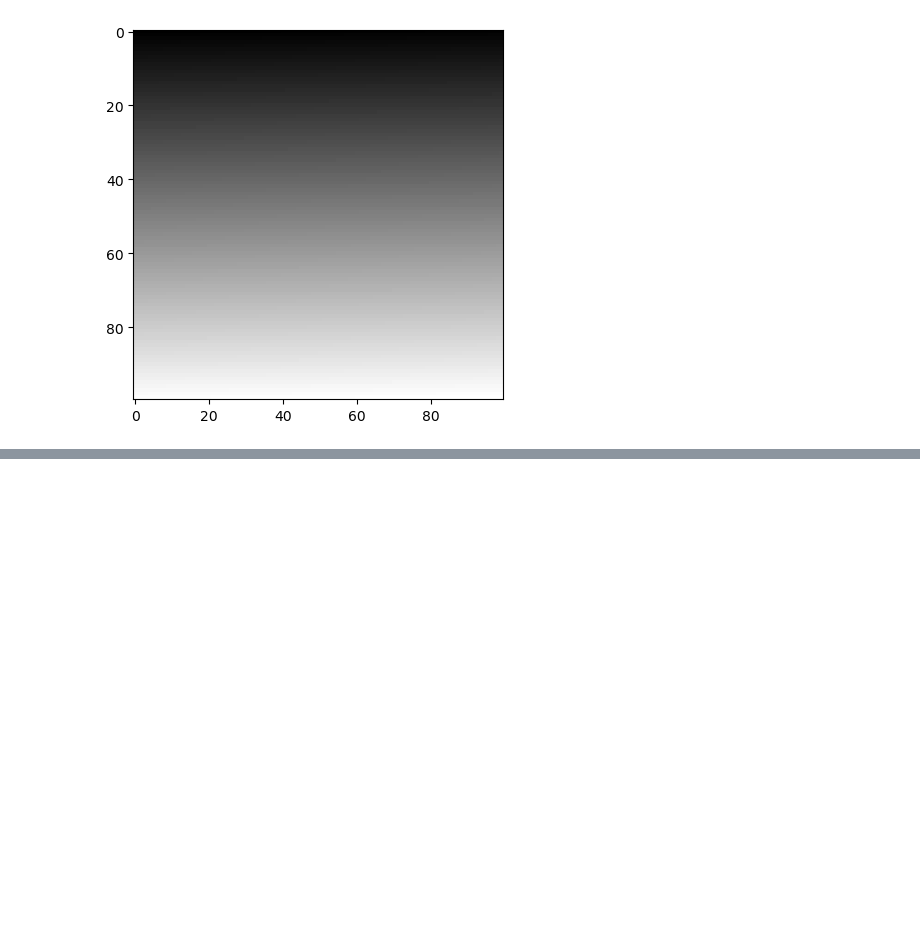
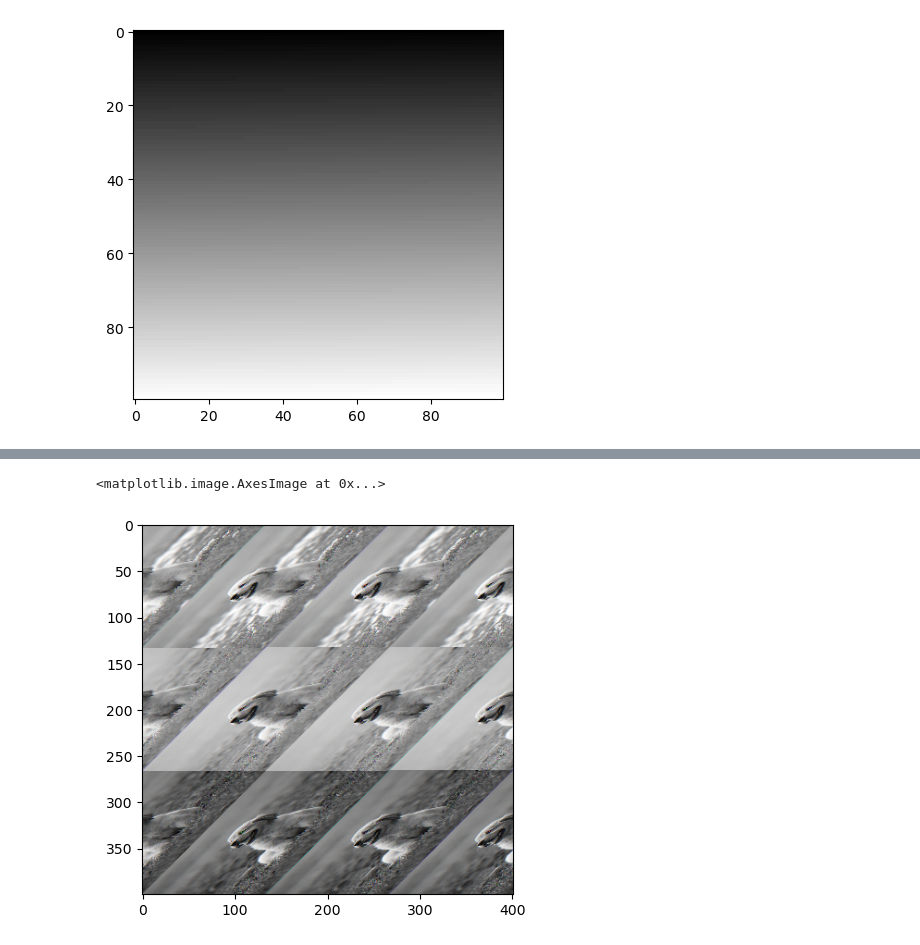
Before and after one commit to tejaskolhe27/Computer_Vision, a Jupyter notebook: Image Basics.ipynb, the cells around one changed output, grey strips where cells are left out. Cells and saved outputs as stored; diff of their text form; code cells hidden in the pictures; blank space fills up the shorter version.

```diff
--- a/Image Basics.ipynb
+++ b/Image Basics.ipynb
@@ -46,0 +105,9 @@ plt.imshow(y,cmap ='gray')
+# %%
+img = img.T
+# %%
+img = img.reshape(400,401,3)
+# %%
+plt.imshow(img)
+# %% [output]
+<matplotlib.image.AxesImage at 0x...>
+[figure, added]
```
Also changed, not shown: parts of 13 cells of this notebook, 21 other files.
